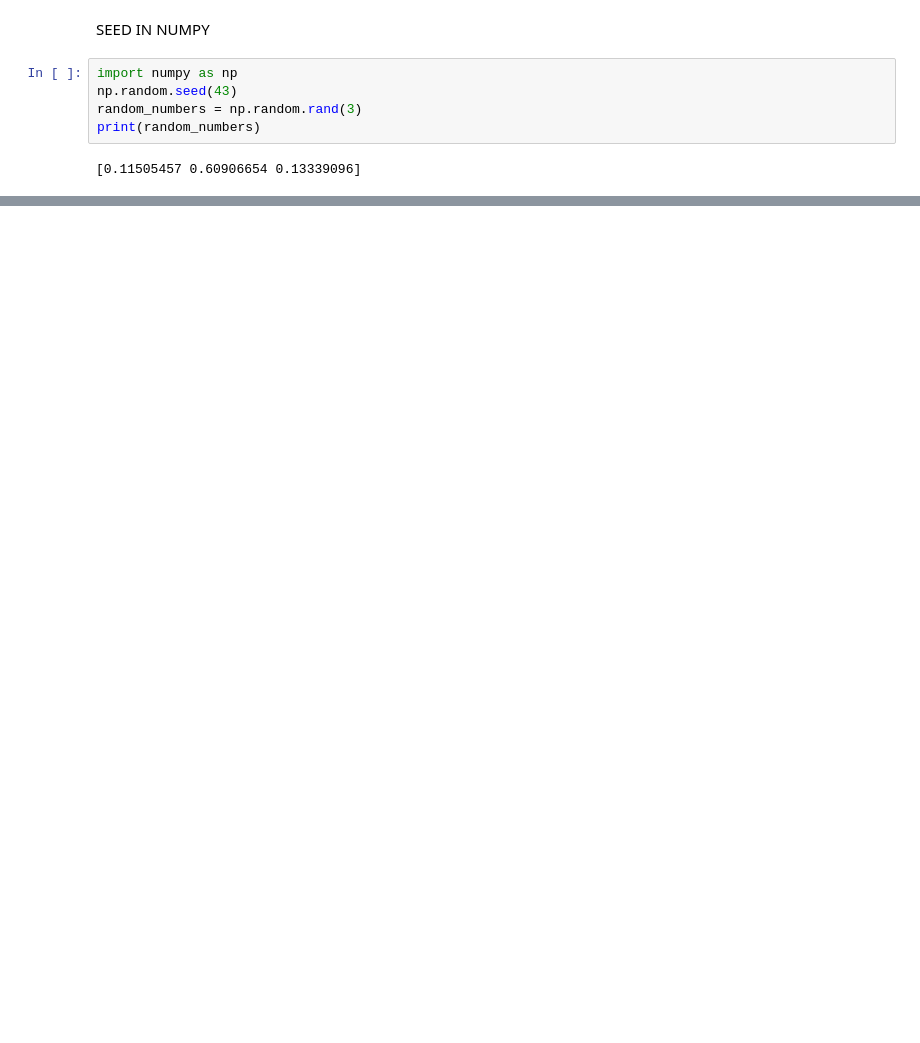
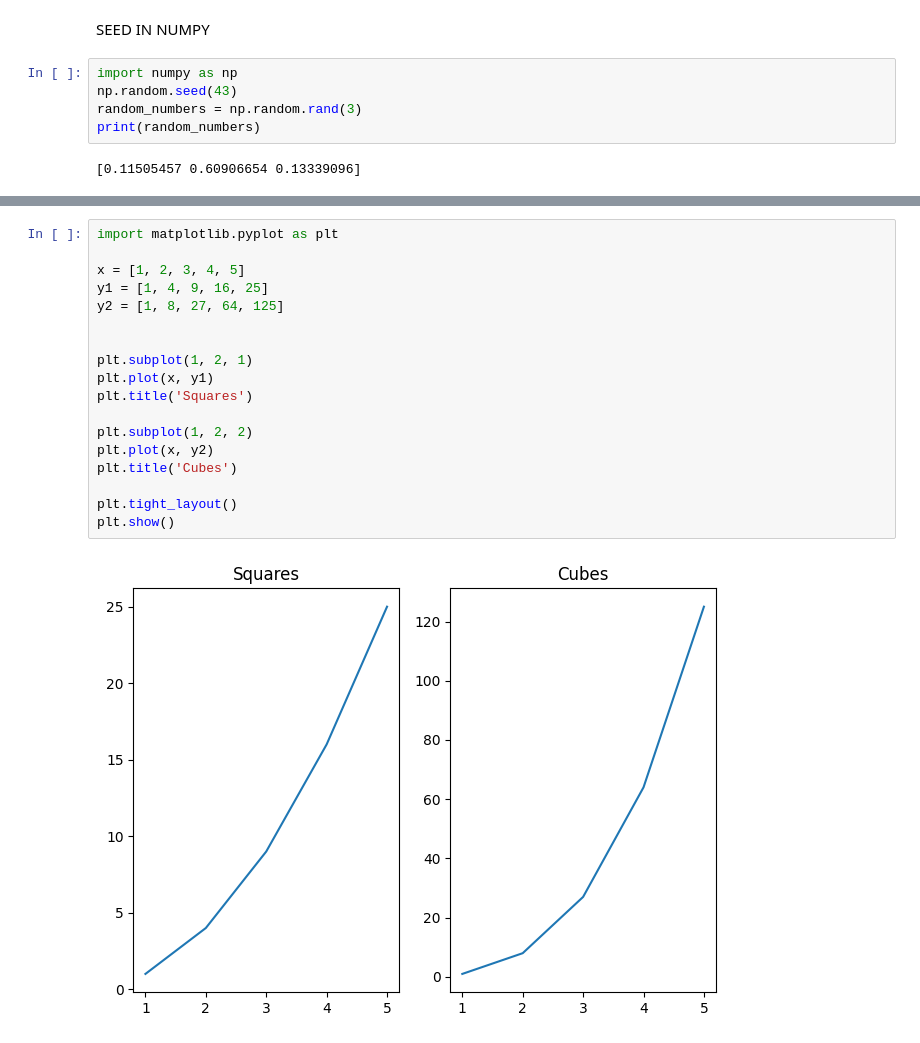
Before and after one commit to code-by-rohith/Data-Analytics, a Jupyter notebook: Numpy/Random.ipynb, the cells around one changed output, grey strips where cells are left out. Cells and saved outputs as stored; diff of their text form; blank space fills up the shorter version.

```diff
--- a/Numpy/Random.ipynb
+++ b/Numpy/Random.ipynb
@@ -149,0 +179,20 @@ print(random_numbers)
+# %%
+import matplotlib.pyplot as plt
+
+x = [1, 2, 3, 4, 5]
+y1 = [1, 4, 9, 16, 25]
+y2 = [1, 8, 27, 64, 125]
+
+
+plt.subplot(1, 2, 1)
+plt.plot(x, y1)
+plt.title('Squares')
+
+plt.subplot(1, 2, 2)
+plt.plot(x, y2)
+plt.title('Cubes')
+
+plt.tight_layout()
+plt.show()
+# %% [output]
+[figure, added]
```
Also changed, not shown: parts of 18 cells of this notebook, 11 other files.
